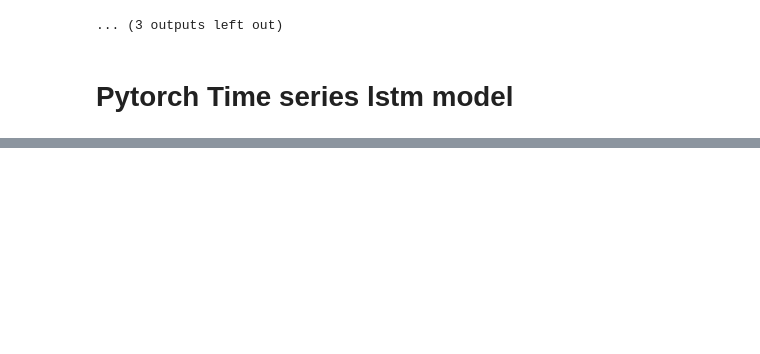
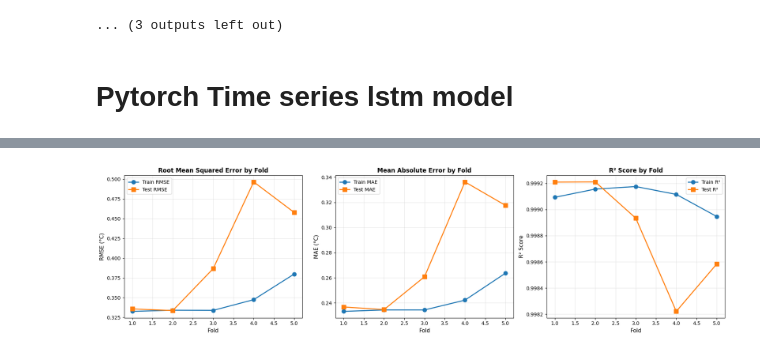
Before and after one commit to ShakhzodMirmuminov/Weather_predection_model, a Jupyter notebook: main.ipynb, the cells around one changed output, grey strips where cells are left out. Saved outputs shown, nothing was run; the diff lists cells and outputs as text; code cells hidden in the pictures; blank space fills up the shorter version.

Commit message:
edited: added Time series cross- validation

```diff
--- a/main.ipynb
+++ b/main.ipynb
@@ -2057,0 +1998,88 @@ if __name__ == "__main__":
+# %%
+
+
+def weather_view():
+    """Main weather prediction function"""
+
+    print(" " * 25 + " TASHKENT WEATHER FORECAST ")
+
+    print("\n Fetching current weather from API...")
+    current_weather = get_current_weather()
+
+    if not current_weather:
+        print(" Failed to fetch current weather")
+        return
+
+    print("Successfully fetched current weather!")
+
+    print("\n Loading historical data...")
+    historical_data = read_historical_data('./data/tashkent_weather_23years.csv')
+    print(f" Loaded {len(historical_data):,} rows of historical data")
+
+
+
+# BLOCK 1: TRAIN MODEL WITH TIME SERIES CV
+    model, scaler, feature_cols, cv_scores, df_with_features = train_model_with_time_series_cv(
+        historical_data, n_splits=5
+    )
+
+    # Plot CV results
+    plot_cv_results(cv_scores)
+
+    test_df, y_test, y_test_pred = plot_test_set_performance(
+        model, scaler, feature_cols, df_with_features
+    )
+
+
+    # BLOCK 2: CURRENT WEATHER
+
+    print("\n" + "="*80)
+    print(" " * 25 + "CURRENT WEATHER (LIVE DATA)")
+    print("="*80)
+
+    compass_direction = wind_direction_to_compass(current_weather['wind_deg'])
+
+    print(f"\n Location: {current_weather['city']}, {current_weather['country']}")
+    print(f"  Temperature: {current_weather['current_temp']}°C")
+    print(f" Feels Like: {current_weather['feels_like']}°C")
+    print(f"  Min: {current_weather['temp_min']}°C |  Max: {current_weather['temp_max']}°C")
+    print(f" Humidity: {current_weather['humidity']}%")
+    print(f"Pressure: {current_weather['pressure']} hPa")
+    print(f" Wind: {current_weather['wind_speed']} m/s {compass_direction} ({current_weather['wind_deg']}°)")
+    print(f"  Conditions: {current_weather['description'].title()}")
+
+    # Train rain model
+    print("\n Training rain prediction model...")
+    X_rain, Y_rain = prepare_rain_data(historical_data)
+    rain_model = train_rain_model(X_rain, Y_rain)
+
+    current_rain_data = pd.DataFrame([{
+        'temperature_2m': current_weather['current_temp'],
+        'relative_humidity_2m': current_weather['humidity'],
+        'windspeed_10m': current_weather['wind_speed'],
+        'windgusts_10m': current_weather['wind_gust'],
+        'pressure_msl': current_weather['pressure'],
+        'winddirection_10m': current_weather['wind_deg']
+    }])
+
+    rain_prediction = rain_model.predict(current_rain_data)[0]
+    print(f"🌧️  Rain Prediction: {'Yes ' if rain_prediction else 'No ☀️'}")
+
+    # BLOCK 3: 10-DAY HISTORICAL COMPARISON
+
+    comparison_df = compare_last_10_days(model, scaler, feature_cols, df_with_features)
+    plot_10_day_comparison(comparison_df)
+
+
+    # BLOCK 4: 10-DAY FUTURE FORECAST
+
+    forecast_df = forecast_next_10_days(model, scaler, feature_cols, df_with_features)
+    plot_10_day_forecast(forecast_df)
+
+    print("\n" + "="*80)
+    print(" " * 30 + " ALL FORECASTS COMPLETE!")
+    print("="*80)
+
+if __name__ == "__main__":
+    weather_view()
+# %% [output]
@@ -2057,0 +2103 @@ if __name__ == "__main__":
+[figure, added]
```
Also changed, not shown: parts of 23 cells of this notebook, 1 other file.
